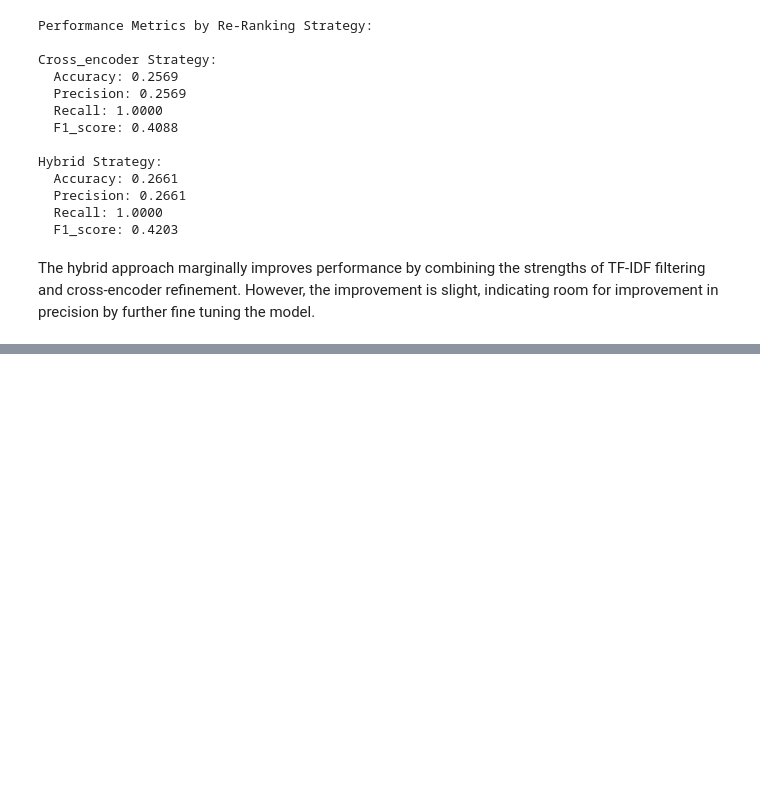
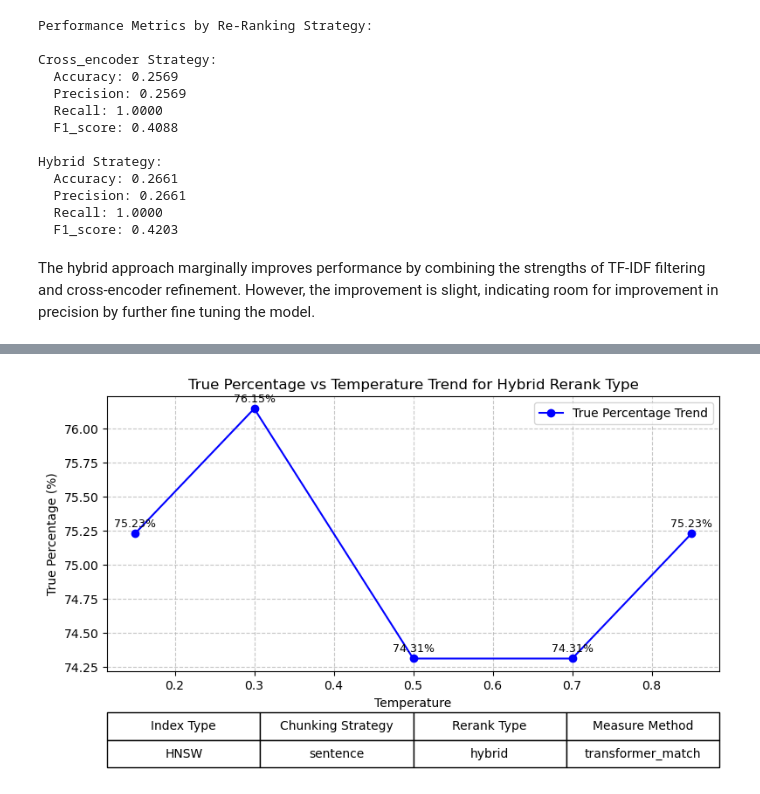
Before and after one commit to Scarlettlett/TextWave, a Jupyter notebook: textwave/notebooks/reranker_analysis.ipynb, the cells around one changed output, grey strips where cells are left out. Cells and saved outputs as stored; diff of their text form; code cells hidden in the pictures; blank space fills up the shorter version.

```diff
--- a/textwave/notebooks/reranker_analysis.ipynb
+++ b/textwave/notebooks/reranker_analysis.ipynb
@@ -417,0 +1079,52 @@ The hybrid approach marginally improves performance by combining the strengths o
+# %%
+# Load the CSV file
+data = pd.read_csv(performance_data_path)
+
+# Filter data for specific conditions
+index_type = 'HNSW'
+chunking_strategy = 'sentence'
+overlap_size = 2
+rerank_type = 'hybrid'
+filtered_data = data[(data['index_type'] == index_type) &
+                     (data['chunking_strategy'] == chunking_strategy) &
+                     (data['overlap_size'] == overlap_size) &
+                     (data['rerank_type'] == rerank_type)]
+
+# Group by temperature and select the first record for each unique temperature
+unique_temperature_data = filtered_data.groupby('temperature').first().reset_index()
+
+# Extract temperature (x) and true percentage (y) values
+temperatures = unique_temperature_data['temperature']
+true_percentages = unique_temperature_data['true_percentage']
+
+# Plotting the trend line
+plt.figure(figsize=(8, 5))
+plt.plot(temperatures, true_percentages, marker='o', linestyle='-', color='blue', label='True Percentage Trend')
+
+# Adding data labels for each point
+for x, y in zip(temperatures, true_percentages):
+    plt.text(x, y + 0.03, f"{y:.2f}%", ha='center', va='bottom', fontsize=9)
+
+# Adding labels and title
+plt.xlabel('Temperature')
+plt.ylabel('True Percentage (%)')
+plt.title('True Percentage vs Temperature Trend for Hybrid Rerank Type')
+plt.grid(visible=True, linestyle='--', alpha=0.7)
+plt.legend()
+
+# Creating a footnote table with parameters
+table_data = unique_temperature_data[['index_type', 'chunking_strategy', 'rerank_type', 'measure_method']].drop_duplicates().values
+col_labels = ['Index Type', 'Chunking Strategy', 'Rerank Type', 'Measure Method']
+
+# Adding table as a footnote
+table = plt.table(cellText=table_data, colLabels=col_labels, loc='bottom', cellLoc='center', bbox=[0.0, -0.35, 1.0, 0.2])
+
+# Set table font size
+table.auto_set_font_size(False)
+table.set_fontsize(10)
+
+# Display the plot
+plt.tight_layout()
+plt.show()
+# %% [output]
+[figure, added]
```
Also changed, not shown: parts of 36 cells of this notebook, 31 other files.
